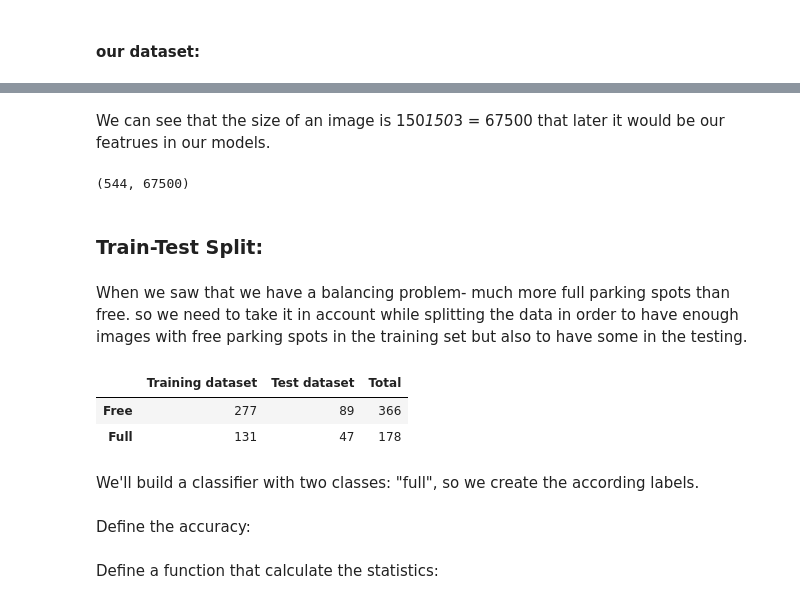
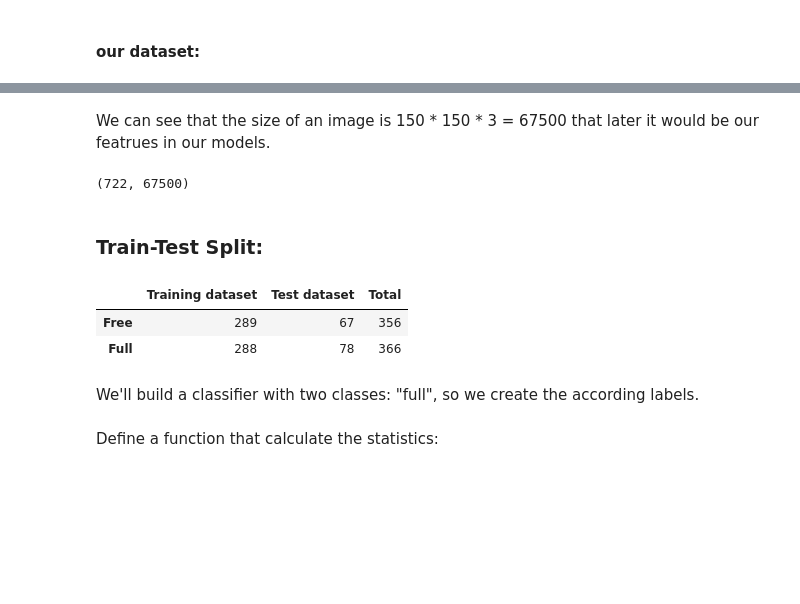
Before and after one commit to ido1Shapira/Find-a-Car-Park, a Jupyter notebook: Find a Car Park.ipynb, the cells around one changed output, grey strips where cells are left out. Saved outputs shown, nothing was run; the diff lists cells and outputs as text; code cells hidden in the pictures; blank space fills up the shorter version.

```diff
--- a/Find a Car Park.ipynb
+++ b/Find a Car Park.ipynb
@@ -122,7 +122,7 @@ for i in range(3):
     for j in range (2):
         l=rn.randint(0,len(Z))
         ax[i,j].imshow(X[l])
-        ax[i,j].set_title('Flower: '+Z[l])
+        ax[i,j].set_title('Lable: '+Z[l])
 
 plt.tight_layout()
 # %% [output]
@@ -139,3 +135,8 @@ Y=le.fit_transform(Z)
+# %%
+Y = np.array(Z)
+Y = np.where(Y=='Full', 0, Y)
+Y = np.where(Y=='Free', 1, Y)
+Y = Y.astype('int32')
 # %% [markdown]
 ### normalization and flatten the images:
 # %%
@@ -165,10 +166,8 @@ df
 # %% [markdown]
-We can see that the size of an image is 150*150*3 = 67500 that later it would be our featrues in our models.
+We can see that the size of an image is 150 \* 150 \* 3 = 67500 that later it would be our featrues in our models.
 # %%
 X.shape
 # %% [output]
-(544, 67500)
+(722, 67500)
 # %% [markdown]
 ### Train-Test Split:
-# %% [markdown]
-When we saw that we have a balancing problem- much more full parking spots than free. so we need to take it in account while splitting the data in order to have enough images with free parking spots in the training set but also to have some in the testing.
@@ -177,21 +174,19 @@ When we saw that we have a balancing problem- much more full parking spots than
 # %%
 # separate data
-X_train,X_test,y_train,y_test=train_test_split(X,Y,test_size=0.25,random_state=42, shuffle=True)
+X_train,X_test,y_train,y_test=train_test_split(X,Y,test_size=0.20,random_state=42, shuffle=True)
 
 freqs = pd.DataFrame({"Training dataset": [(y_train == 1).sum(),(y_train == 0).sum()],
                       "Test dataset": [(y_test == 1).sum(),(y_test == 0).sum()],
                       "Total": [(y_train == 1).sum()+(y_test == 1).sum(),(y_train == 0).sum()+(y_test == 0).sum()]},
                      index=["Free", "Full"])
 freqs[["Training dataset", "Test dataset", "Total"]]
 # %% [output]
 |  | Training dataset | Test dataset | Total |
-| Free | 277 | 89 | 366 |
-| Full | 131 | 47 | 178 |
+| Free | 289 | 67 | 356 |
+| Full | 288 | 78 | 366 |
 # %% [markdown]
 We'll build a classifier with two classes: "full",
 so we create the according labels.
 # %%
 labels_train = (np.arange(2) == y_train[:,None]).astype(np.float32)
 labels_test = (np.arange(2) == y_test[:,None]).astype(np.float32)
-# %% [markdown]
-Define the accuracy:
```
Also changed, not shown: parts of 35 cells of this notebook.
